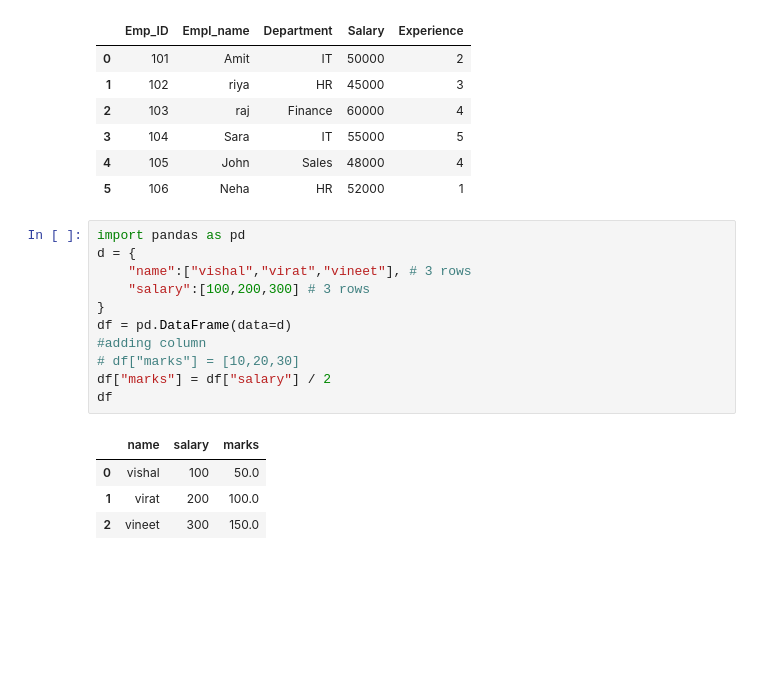
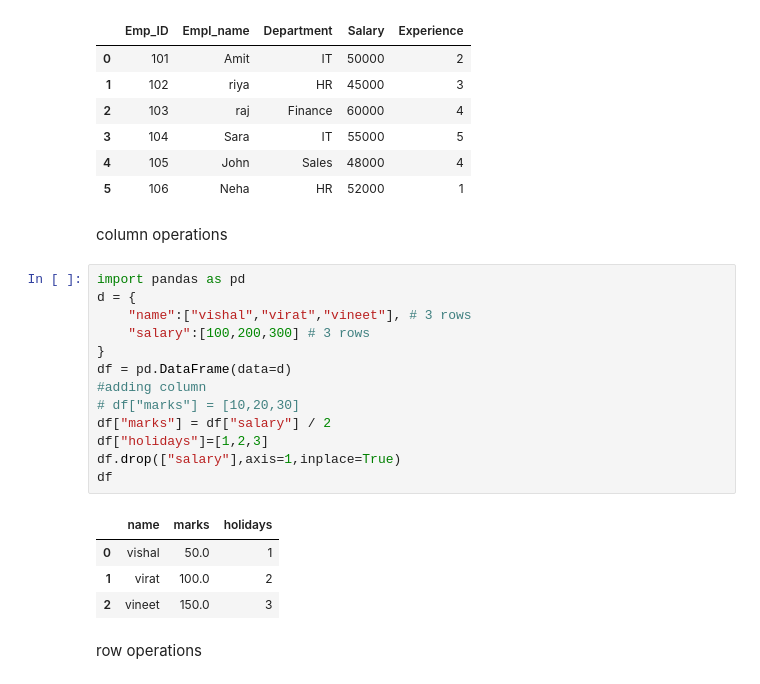
Before and after one commit to Devendra-stack/data-science-45days, a Jupyter notebook: day9.ipynb, the cells around one changed output. Drawn from its saved outputs; the diff is of its cells as text; blank space fills up the shorter version.

```diff
--- a/day9.ipynb
+++ b/day9.ipynb
@@ -182,19 +182,25 @@ df
 | 3 | 104 | Sara | IT | 55000 | 5 |
 | 4 | 105 | John | Sales | 48000 | 4 |
 | 5 | 106 | Neha | HR | 52000 | 1 |
+# %% [markdown]
+column  operations
 # %%
 import pandas as pd
 d = {
     "name":["vishal","virat","vineet"], # 3 rows
     "salary":[100,200,300] # 3 rows
 }
 df = pd.DataFrame(data=d)
 #adding column
 # df["marks"] = [10,20,30]
 df["marks"] = df["salary"] / 2
+df["holidays"]=[1,2,3]
+df.drop(["salary"],axis=1,inplace=True)
 df
 # %% [output]
-|  | name | salary | marks |
-| 0 | vishal | 100 | 50.0 |
-| 1 | virat | 200 | 100.0 |
-| 2 | vineet | 300 | 150.0 |
+|  | name | marks | holidays |
+| 0 | vishal | 50.0 | 1 |
+| 1 | virat | 100.0 | 2 |
+| 2 | vineet | 150.0 | 3 |
+# %% [markdown]
+row operations
```
Also changed, not shown: parts of 3 cells of this notebook.
